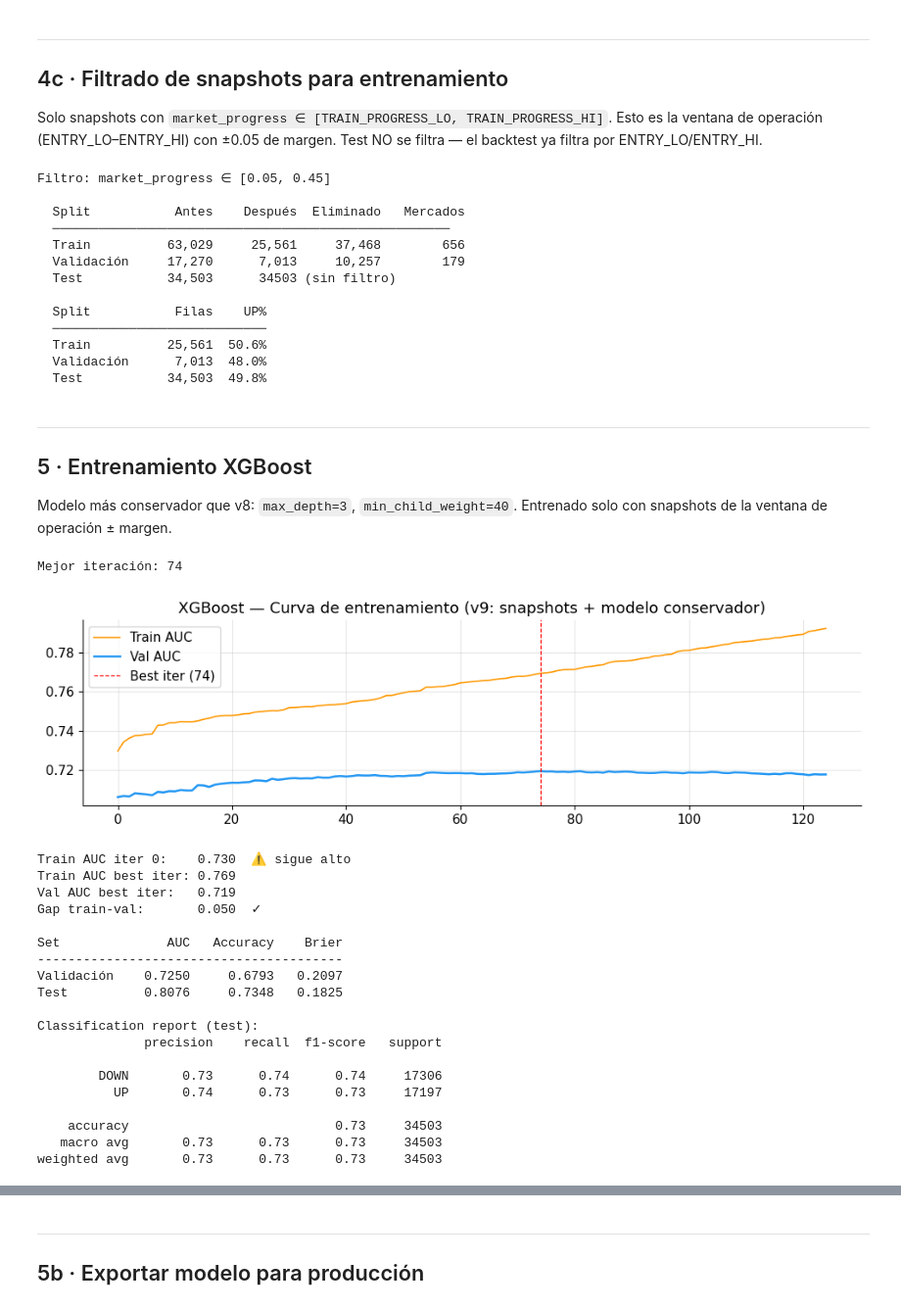
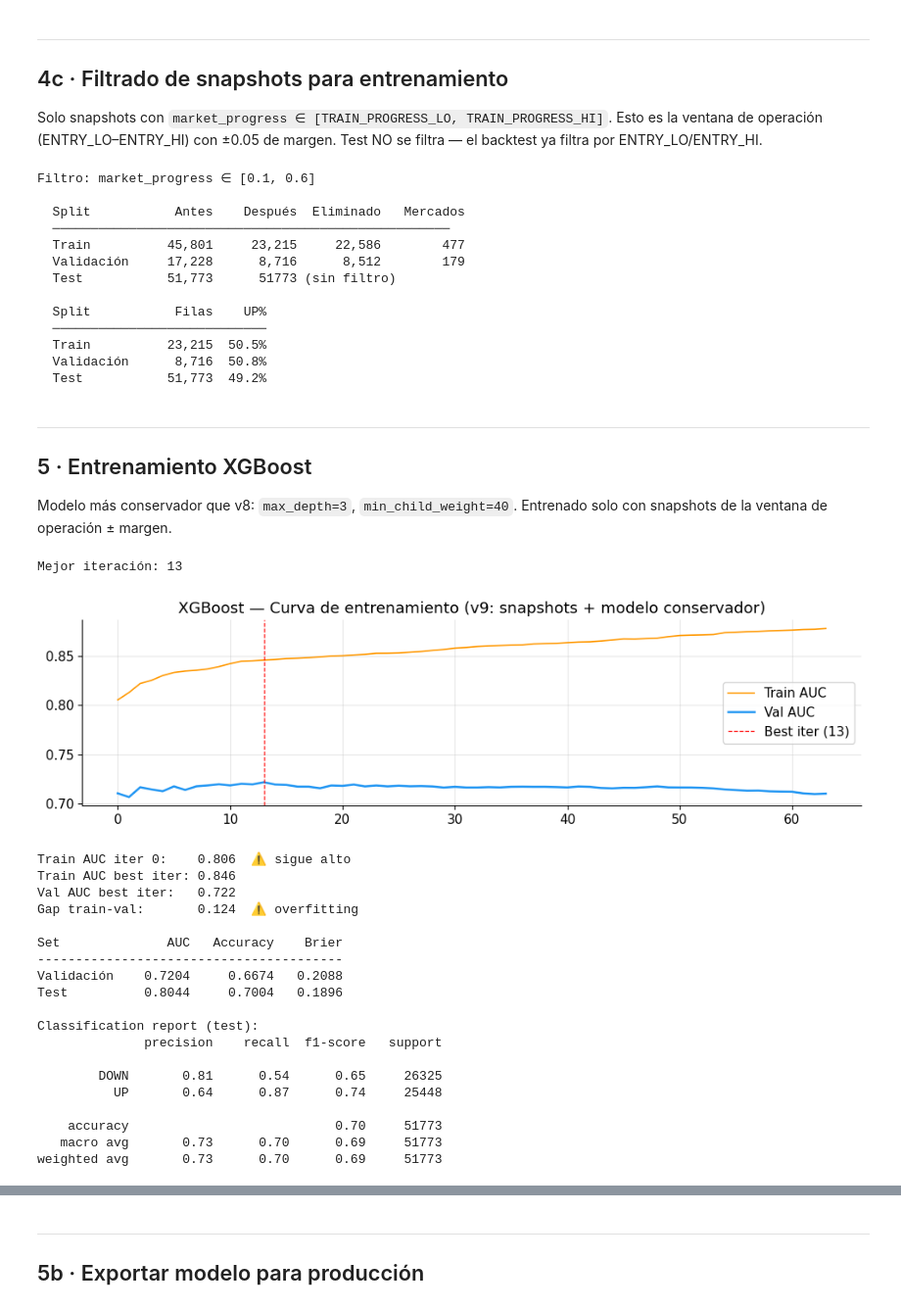
Before and after one commit to guti576/polymarket-bot, a Jupyter notebook: notebooks/polymarket_btc_xgb_v9.ipynb, the cells around one changed output, grey strips where cells are left out. Shown at 98% size. Drawn from its saved outputs; the diff is of its cells as text; code cells hidden in the pictures.

```diff
--- a/notebooks/polymarket_btc_xgb_v9.ipynb
+++ b/notebooks/polymarket_btc_xgb_v9.ipynb
@@ -68,7 +68,7 @@ plt.rcParams.update({
 # =============================================================================
 CFG = dict(
     DATA_PATH    = '../dataset_with_resolution.csv',
-    TRAIN_FRAC   = 0.55, # 60/15/25 ó 55/15/30
+    TRAIN_FRAC   = 0.40, # 60/15/25 ó 55/15/30
     VAL_FRAC     = 0.15,
 
     STAKE        = 10.0,
@@ -76,17 +76,17 @@ CFG = dict(
 
     # Ventana de entrada
     ENTRY_LO     = 0.10,
-    ENTRY_HI     = 0.40,
-    MIN_P        = 0.70,
+    ENTRY_HI     = 0.60,
+    MIN_P        = 0.80,
     VALUE_EDGE   = 0.10,
 
     # Exit
-    FLIP_THRESH  = 0.20,
+    FLIP_THRESH  = 0.30, # 0 = No exit
 
     # v9: filtrado de snapshots para entrenamiento
     # Entrenamos solo en la ventana de operación ± margen
-    TRAIN_PROGRESS_LO = 0.05,   # ENTRY_LO - 0.05
-    TRAIN_PROGRESS_HI = 0.45,   # ENTRY_HI + 0.05
+    TRAIN_PROGRESS_LO = 0.10,   # ENTRY_LO - 0.05
+    TRAIN_PROGRESS_HI = 0.60,   # ENTRY_HI + 0.05
 )
 
 print("Configuración:")
@@ -434,19 +434,19 @@ print(f"  {'─'*28}")
 for name, y_arr in [('Train', y_tr), ('Validación', y_va), ('Test', y_te)]:
     print(f"  {name:<12} {len(y_arr):>8,} {y_arr.mean():>6.1%}")
 # %% [output]
-Filtro: market_progress ∈ [0.05, 0.45]
+Filtro: market_progress ∈ [0.1, 0.6]
 
   Split           Antes    Después  Eliminado   Mercados
   ────────────────────────────────────────────────────
-  Train          63,029     25,561     37,468        656
-  Validación     17,270      7,013     10,257        179
-  Test           34,503      34503 (sin filtro)
+  Train          45,801     23,215     22,586        477
+  Validación     17,228      8,716      8,512        179
+  Test           51,773      51773 (sin filtro)
 
   Split           Filas    UP%
   ────────────────────────────
-  Train          25,561  50.6%
-  Validación      7,013  48.0%
-  Test           34,503  49.8%
+  Train          23,215  50.5%
+  Validación      8,716  50.8%
+  Test           51,773  49.2%
 # %% [markdown]
 ---
 ## 5 · Entrenamiento XGBoost
@@ -461,8 +461,8 @@ xgb_params = {
     'objective'        : 'binary:logistic',
     'eval_metric'      : 'auc',
     'eta'              : 0.03,
-    'max_depth'        : 3,             # v9: reducido de 5 → 4
-    'min_child_weight' : 40,            # v9: subido de 20 → 40
+    'max_depth'        : 5,             # v9: reducido de 5 → 4
+    'min_child_weight' : 30,            # v9: subido de 20 → 40
     'subsample'        : 0.80,
     'colsample_bytree' : 0.80,
     'alpha'            : 0.3,           # v9: subido de 0.1 → 0.3
@@ -527,54 +527,54 @@ else:
 
 # Calibración isotónica
 p_va_raw = raw_model.predict_proba(X_va)[:, 1]
 iso_cal  = IsotonicRegression(out_of_bounds='clip')
 iso_cal.fit(p_va_raw, y_va)
 
 class CalibratedModel:
     def __init__(self, base, cal):
         self.base = base; self.cal = cal
     def predict_proba(self, X):
         p_raw = self.base.predict_proba(X)[:, 1]
         p_cal = self.cal.transform(p_raw)
         return np.column_stack([1 - p_cal, p_cal])
 
 MODEL = CalibratedModel(raw_model, iso_cal)
 
 p_va = MODEL.predict_proba(X_va)[:, 1]
 p_te = MODEL.predict_proba(X_te)[:, 1]
 
 print(f"\n{'Set':<12} {'AUC':>7} {'Accuracy':>10} {'Brier':>8}")
 print("-" * 40)
 for name, p, y in [('Validación', p_va, y_va), ('Test', p_te, y_te)]:
     auc = roc_auc_score(y, p)
     acc = accuracy_score(y, (p >= 0.5).astype(int))
     bs  = brier_score_loss(y, p)
     print(f"{name:<12} {auc:>7.4f} {acc:>10.4f} {bs:>8.4f}")
 
 print("\nClassification report (test):")
 print(classification_report(y_te, (p_te >= 0.5).astype(int), target_names=['DOWN','UP']))
 # %% [output]
-Mejor iteración: 74
+Mejor iteración: 13
-[figure, old version]
+[figure, new version]
-Train AUC iter 0:    0.730  ⚠️ sigue alto
-Train AUC best iter: 0.769
-Val AUC best iter:   0.719
-Gap train-val:       0.050  ✓
+Train AUC iter 0:    0.806  ⚠️ sigue alto
+Train AUC best iter: 0.846
+Val AUC best iter:   0.722
+Gap train-val:       0.124  ⚠️ overfitting
 
 Set              AUC   Accuracy    Brier
 ----------------------------------------
-Validación    0.7250     0.6793   0.2097
-Test          0.8076     0.7348   0.1825
+Validación    0.7204     0.6674   0.2088
+Test          0.8044     0.7004   0.1896
 
 Classification report (test):
               precision    recall  f1-score   support
 
-        DOWN       0.73      0.74      0.74     17306
-          UP       0.74      0.73      0.73     17197
+        DOWN       0.81      0.54      0.65     26325
+          UP       0.64      0.87      0.74     25448
 
-    accuracy                           0.73     34503
-   macro avg       0.73      0.73      0.73     34503
-weighted avg       0.73      0.73      0.73     34503
+    accuracy                           0.70     51773
+   macro avg       0.73      0.70      0.69     51773
+weighted avg       0.73      0.70      0.69     51773
 # %%
 # ROC y Feature Importance
 fig, axes = plt.subplots(1, 2, figsize=(14, 5))
```
Also changed, not shown: parts of 11 cells of this notebook, 4 other files.
